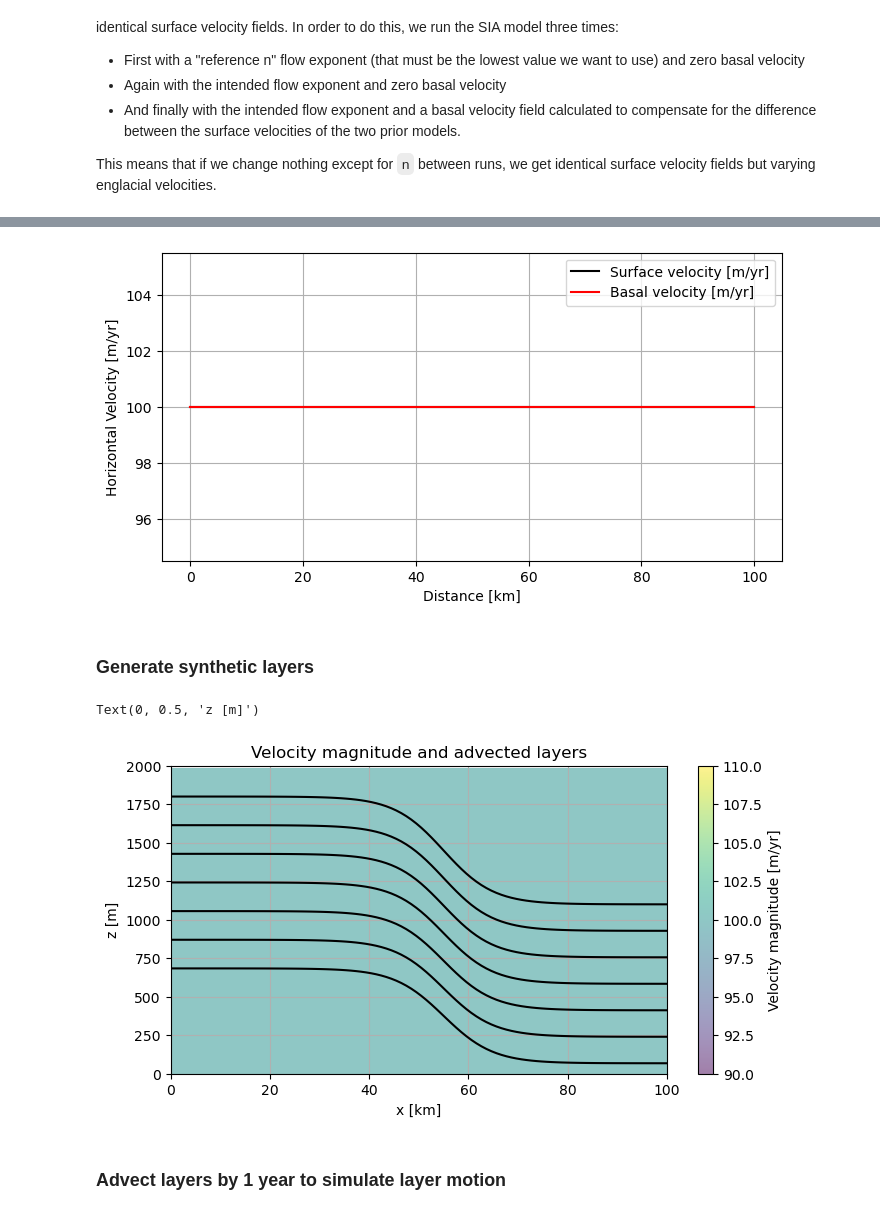
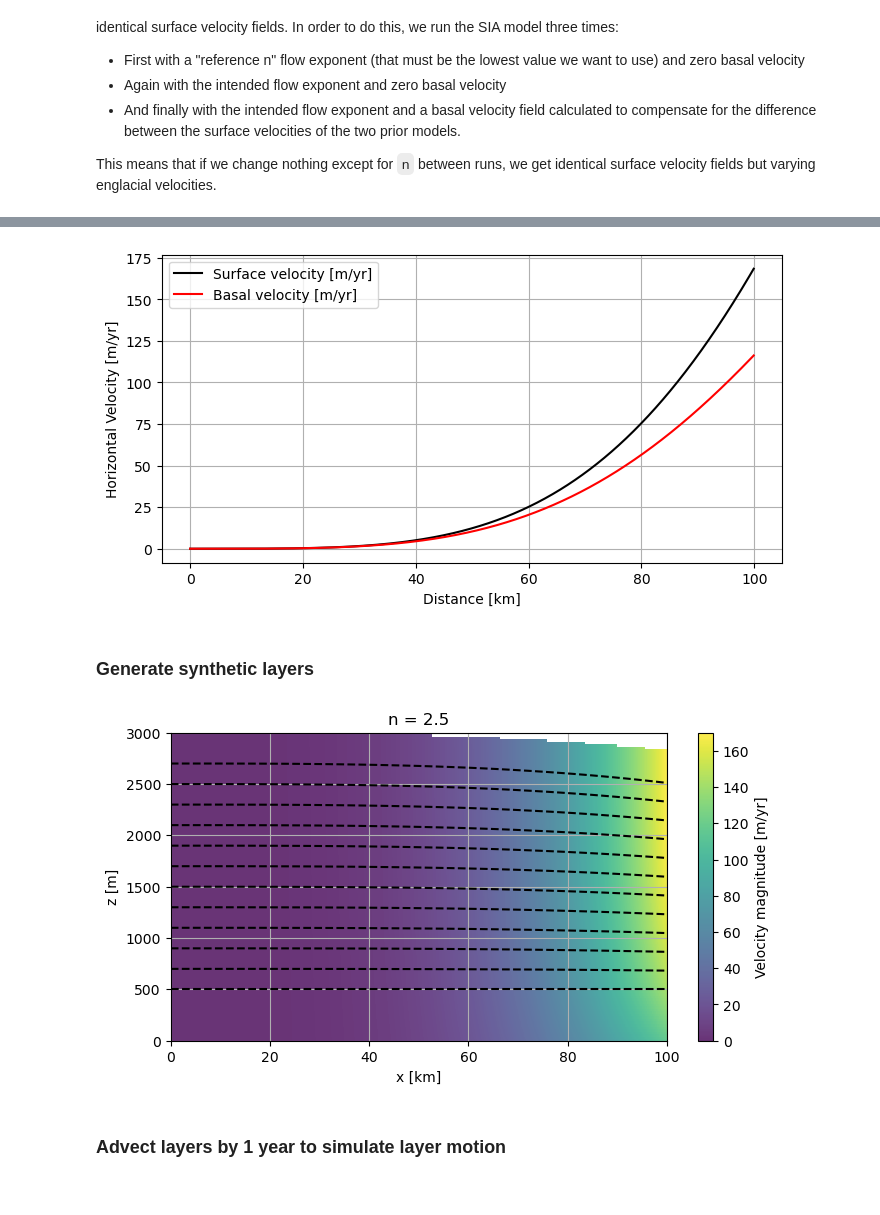
Before and after one commit to thomasteisberg/englacial_velocity, a Jupyter notebook: greenland_stability_analysis/Englacial Velocity 2D.ipynb, the cells around one changed output, grey strips where cells are left out. Drawn from its saved outputs; the diff is of its cells as text; code cells hidden in the pictures.

```diff
--- a/greenland_stability_analysis/Englacial Velocity 2D.ipynb
+++ b/greenland_stability_analysis/Englacial Velocity 2D.ipynb
@@ -7,2 +9,7 @@ from sympy import *
 # %% [markdown]
 ### Problem setup
+# %%
+n = 2.5 # Flow exponent for the actual model
+
+output_results_base = f"outputs/{datetime.datetime.now().strftime('%Y%m%d_%H%M%S')}_n{n:.1f}"
+print(f"{output_results_base}")
@@ -22,9 +31,10 @@ x = sympy.symbols('x', real=True, positive=True)
 z = sympy.symbols('z', real=True, positive=True)
 
 # Define surface geometry
-#surface_sym = domain_z - ((x / 18000.0)**3.0)
-surface_sym = 2000 - 1e-5*(x/domain_x)**2
-#surface_sym = 2000 - (((x+30000) / 15000.0)**3.0)
+surface_sym = domain_z - ((x / 18000.0)**3.0)
+#surface_sym = 2000 - 1e-5*(x/domain_x)**2
+#surface_sym = 2500 - (((x+40000) / 25000.0)**3.0) # Zero slope error example #1 (dtan(alpha)/dz = 0)
+#surface_sym = 2500 + (1e-10*x)**2 # Zero slope error example #2 (du/dz = 0)
 #surface_sym = ((domain_z-1600) / (1 + exp(0.00008*(x-(domain_x/2))))) + 1600
 
 surface = sympy.lambdify(x, surface_sym, modules='numpy')
@@ -33,7 +43,7 @@ surface = sympy.lambdify(x, surface_sym, modules='numpy')
 # Use sympy to build a function for the derivative of the surface
 ds_dx_sym = sympy.diff(surface_sym, x)
 
-ds_dx = sympy.lambdify(x, ds_dx_sym, modules='numpy')
+ds_dx_lambdify = sympy.lambdify(x, ds_dx_sym, modules='numpy')
 def ds_dx(x):
     tmp = ds_dx_lambdify(x)
     if np.isscalar(tmp):
@@ -58,5 +68,6 @@ ax.legend(lns, labs, loc='upper right')
 ax.set_title('Surface and surface slope')
 ax.set_xlabel('Distance [km]')
 ax.grid(True, axis='x')
+fig.savefig(f"{output_results_base}_surface_and_slope.png")
 plt.show()
 # %% [output]
@@ -120,8 +131,7 @@ We'd like to generate multiple examples with varying rheology (in this case defi
 
 This means that if we change nothing except for `n` between runs, we get identical surface velocity fields but varying englacial velocities.
 # %%
-n = 3.0 # Flow exponent for the actual model
-reference_n = 2.5 # Flow exponent for the reference model
+reference_n = 2.0 # Flow exponent for the reference model
 
 assert n >= reference_n, ("The reference model flow exponent must be <= n or "
                           "else negative horizontal basal velocities are "
@@ -131,7 +141,8 @@ assert n >= reference_n, ("The reference model flow exponent must be <= n or "
 u_ref, _, _ = sia_model(x, z, surface_sym, ds_dx_sym, n=reference_n)
 # Run with intended flow exponent to figure out the needed basal velocity
 u_test, _, _ = sia_model(x, z, surface_sym, ds_dx_sym, n=n)
-basal_velocity = u_ref.subs(z, surface_sym) - u_test.subs(z, surface_sym) + (100/scipy.constants.year)
+basal_velocity = u_ref.subs(z, surface_sym) - u_test.subs(z, surface_sym)
+#basal_velocity = basal_velocity + 10/scipy.constants.year # Zero slope error example #2 (du/dz = 0)
 
 # The actual model we'll use going forward
 u, w, du_dx = sia_model(x, z, surface_sym, ds_dx_sym, n=n, basal_velocity_sym=basal_velocity)
@@ -157,5 +168,6 @@ ax_dWdz.set_title('Vertical velocity')
 ax_dWdz.set_xlabel('x [km]')
 ax_dWdz.set_ylabel('z [m]')
 fig.tight_layout()
+fig.savefig(f"{output_results_base}_velocity_fields.png")
 plt.show()
 # %% [output]
@@ -176,9 +188,10 @@ ax.legend()
 ax.set_xlabel('Distance [km]')
 ax.set_ylabel('Horizontal Velocity [m/yr]')
 ax.grid(True)
+fig.savefig(f"{output_results_base}_surface_bed_velocity.png")
 plt.show()
 # %% [output]
-[figure, old version]
+[figure, new version]
 # %% [markdown]
 ### Generate synthetic layers
 # %%
@@ -282,26 +310,28 @@ for idx, start_offset in enumerate(np.arange(0, 1000, 150)):
 # %%
 # Plot the advected layers on top of a pcolormesh plot of the velocity magnitude
 X, Z = np.meshgrid(xs, zs)
 U = sympy.lambdify((x, z), u, modules='numpy')(X, Z)
 W = sympy.lambdify((x, z), w, modules='numpy')(X, Z)
 vel = np.sqrt(U**2 + W**2)
 
 fig, ax = plt.subplots(figsize=(8, 4))
-pcm = ax.pcolormesh(X/1e3, Z, scipy.constants.year * vel * below_surface_mask, cmap='viridis', alpha=0.5)
+pcm = ax.pcolormesh(X/1e3, Z, scipy.constants.year * vel * below_surface_mask, cmap='viridis', alpha=0.8, vmax=170)
 fig.colorbar(pcm, ax=ax, label='Velocity magnitude [m/yr]')
 for layer in layers_t0:
-    ax.plot(xs_layers/1e3, layer(xs_layers), 'k-')
+    ax.plot(xs_layers/1e3, layer(xs_layers), 'k--')
 # for layer in layers_t1:
 #     ax.plot(xs_layers/1e3, layer(xs_layers), 'r--')
-ax.set_title('Velocity magnitude and advected layers')
+#ax.set_title('Velocity magnitude and advected layers')
+ax.set_title(f'n = {n}')
 ax.grid(True)
 ax.set_xlim(0, domain_x/1e3)
 ax.set_ylim(0, surface(0))
 ax.set_xlabel('x [km]')
 ax.set_ylabel('z [m]')
+fig.savefig(f"{output_results_base}_layers.png")
+plt.show()
 # %% [output]
-Text(0, 0.5, 'z [m]')
-[figure, old version]
+[figure, new version]
 # %% [markdown]
 ### Advect layers by 1 year to simulate layer motion
 # %%
```
Also changed, not shown: parts of 16 cells of this notebook, 1 other file.
